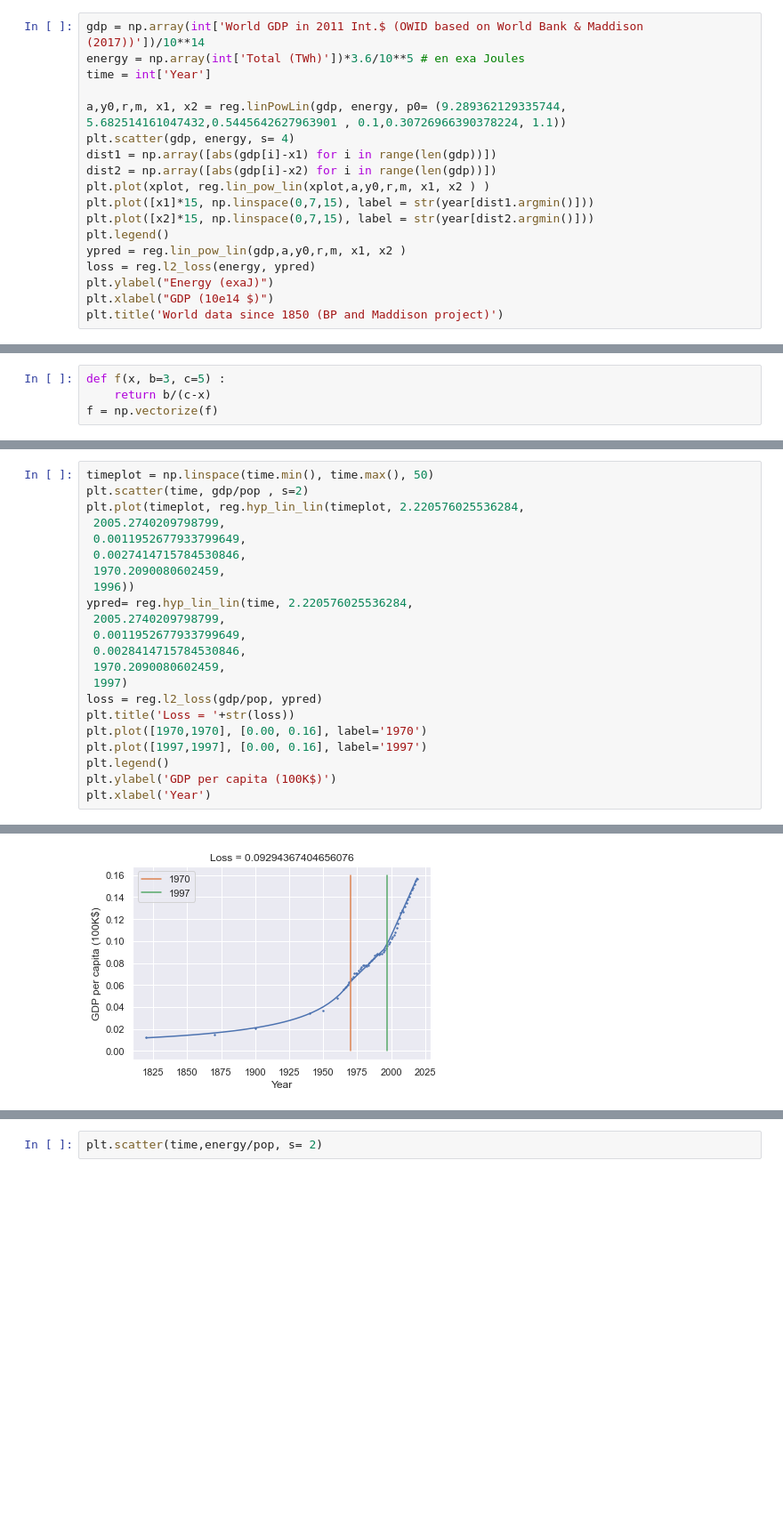
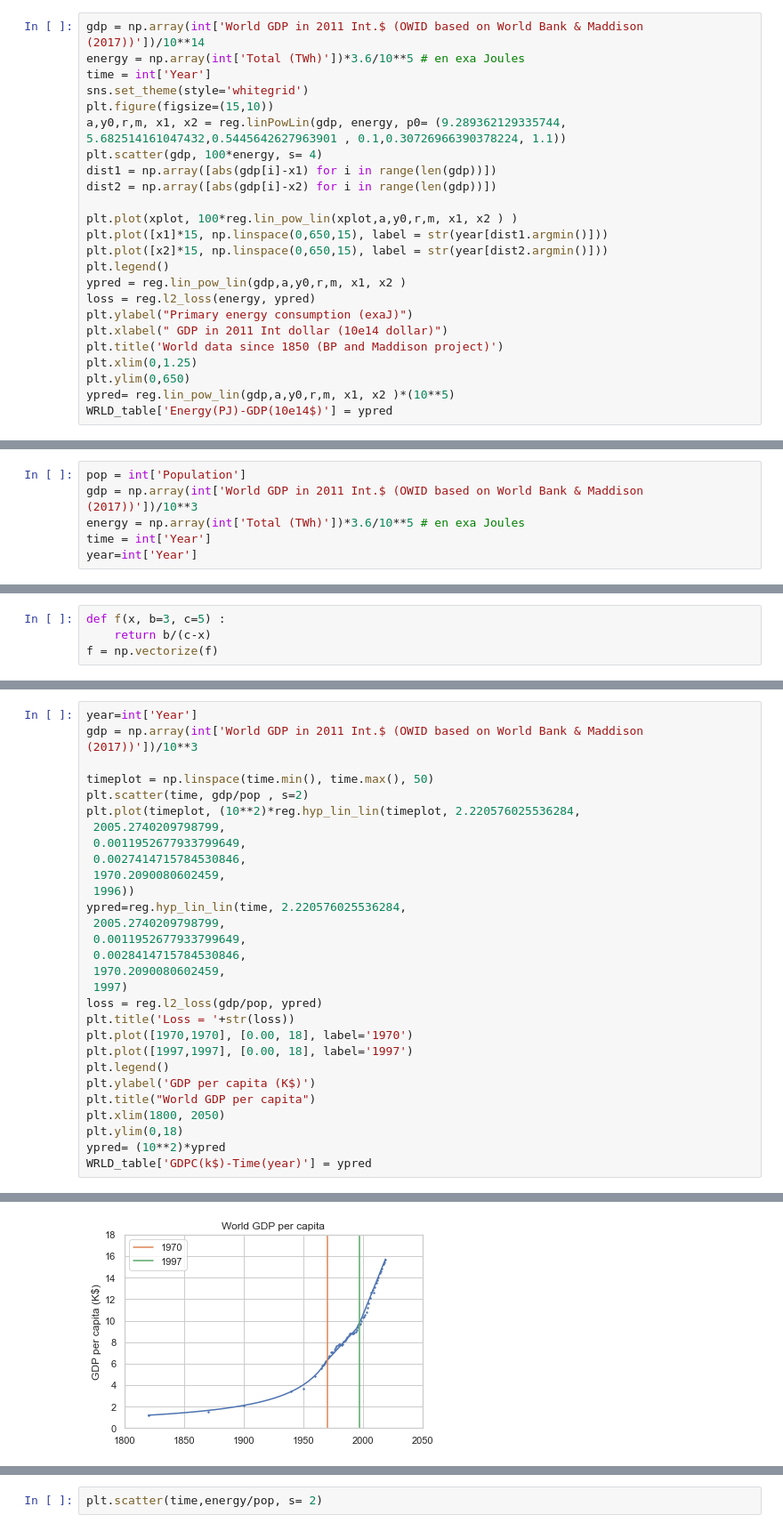
Before and after one commit to leatrin/EnergyLimits, a Jupyter notebook: Codes/world-data.ipynb, the cells around one changed output, grey strips where cells are left out. Shown at 89% size. Cells and saved outputs as stored; diff of their text form; blank space fills up the shorter version.

```diff
--- a/Codes/world-data.ipynb
+++ b/Codes/world-data.ipynb
@@ -96,18 +108,24 @@ a, xlim, r, y0
 gdp = np.array(int['World GDP in 2011 Int.$ (OWID based on World Bank & Maddison (2017))'])/10**14
 energy = np.array(int['Total (TWh)'])*3.6/10**5 # en exa Joules
 time = int['Year']
-
+sns.set_theme(style='whitegrid')
+plt.figure(figsize=(15,10))
 a,y0,r,m, x1, x2 = reg.linPowLin(gdp, energy, p0= (9.289362129335744,  5.682514161047432,0.5445642627963901 , 0.1,0.30726966390378224, 1.1))
-plt.scatter(gdp, energy, s= 4)
+plt.scatter(gdp, 100*energy, s= 4)
 dist1 = np.array([abs(gdp[i]-x1) for i in range(len(gdp))])
 dist2 = np.array([abs(gdp[i]-x2) for i in range(len(gdp))])
-plt.plot(xplot, reg.lin_pow_lin(xplot,a,y0,r,m, x1, x2 ) )
-plt.plot([x1]*15, np.linspace(0,7,15), label = str(year[dist1.argmin()]))
-plt.plot([x2]*15, np.linspace(0,7,15), label = str(year[dist2.argmin()]))
+
+plt.plot(xplot, 100*reg.lin_pow_lin(xplot,a,y0,r,m, x1, x2 ) )
+plt.plot([x1]*15, np.linspace(0,650,15), label = str(year[dist1.argmin()]))
+plt.plot([x2]*15, np.linspace(0,650,15), label = str(year[dist2.argmin()]))
 plt.legend()
 ypred = reg.lin_pow_lin(gdp,a,y0,r,m, x1, x2 )
 loss = reg.l2_loss(energy, ypred)
-plt.ylabel("Energy (exaJ)")
-plt.xlabel("GDP (10e14 $)")
+plt.ylabel("Primary energy consumption (exaJ)")
+plt.xlabel(" GDP in 2011 Int dollar (10e14 dollar)")
 plt.title('World data since 1850 (BP and Maddison project)')
+plt.xlim(0,1.25)
+plt.ylim(0,650)
+ypred= reg.lin_pow_lin(gdp,a,y0,r,m, x1, x2 )*(10**5)
+WRLD_table['Energy(PJ)-GDP(10e14$)'] = ypred
 # %% [output]
@@ -126,3 +152,9 @@ pop = int['Population']
+# %%
+pop = int['Population']
+gdp = np.array(int['World GDP in 2011 Int.$ (OWID based on World Bank & Maddison (2017))'])/10**3
+energy = np.array(int['Total (TWh)'])*3.6/10**5 # en exa Joules
+time = int['Year']
+year=int['Year']
 # %%
 plt.ylabel("World GDP per capita ")
 plt.plot(time, gdp/pop)
@@ -173,13 +205,16 @@ reg.hypLinLin(time, gdp/pop, p0 =(1.75, 1998, 9.3, 2.4, 1960, 1990) )
 # %%
+year=int['Year']
+gdp = np.array(int['World GDP in 2011 Int.$ (OWID based on World Bank & Maddison (2017))'])/10**3
+
 timeplot = np.linspace(time.min(), time.max(), 50)
 plt.scatter(time, gdp/pop , s=2)
-plt.plot(timeplot, reg.hyp_lin_lin(timeplot, 2.220576025536284,
+plt.plot(timeplot, (10**2)*reg.hyp_lin_lin(timeplot, 2.220576025536284,
  2005.2740209798799,
  0.0011952677933799649,
  0.0027414715784530846,
  1970.2090080602459,
  1996))
-ypred= reg.hyp_lin_lin(time, 2.220576025536284,
+ypred=reg.hyp_lin_lin(time, 2.220576025536284,
  2005.2740209798799,
  0.0011952677933799649,
  0.0028414715784530846,
@@ -187,9 +222,13 @@ ypred= reg.hyp_lin_lin(time, 2.220576025536284,
  1997)
 loss = reg.l2_loss(gdp/pop, ypred)
 plt.title('Loss = '+str(loss))
-plt.plot([1970,1970], [0.00, 0.16], label='1970')
-plt.plot([1997,1997], [0.00, 0.16], label='1997')
+plt.plot([1970,1970], [0.00, 18], label='1970')
+plt.plot([1997,1997], [0.00, 18], label='1997')
 plt.legend()
-plt.ylabel('GDP per capita (100K$)')
-plt.xlabel('Year')
+plt.ylabel('GDP per capita (K$)')
+plt.title("World GDP per capita")
+plt.xlim(1800, 2050)
+plt.ylim(0,18)
+ypred= (10**2)*ypred
+WRLD_table['GDPC(k$)-Time(year)'] = ypred
 # %% [output]
@@ -197 +240 @@ Text(0.5, 0, 'Year')
-[figure, old version]
+[figure, new version]
```
Also changed, not shown: parts of 42 cells of this notebook, 50 other files.
